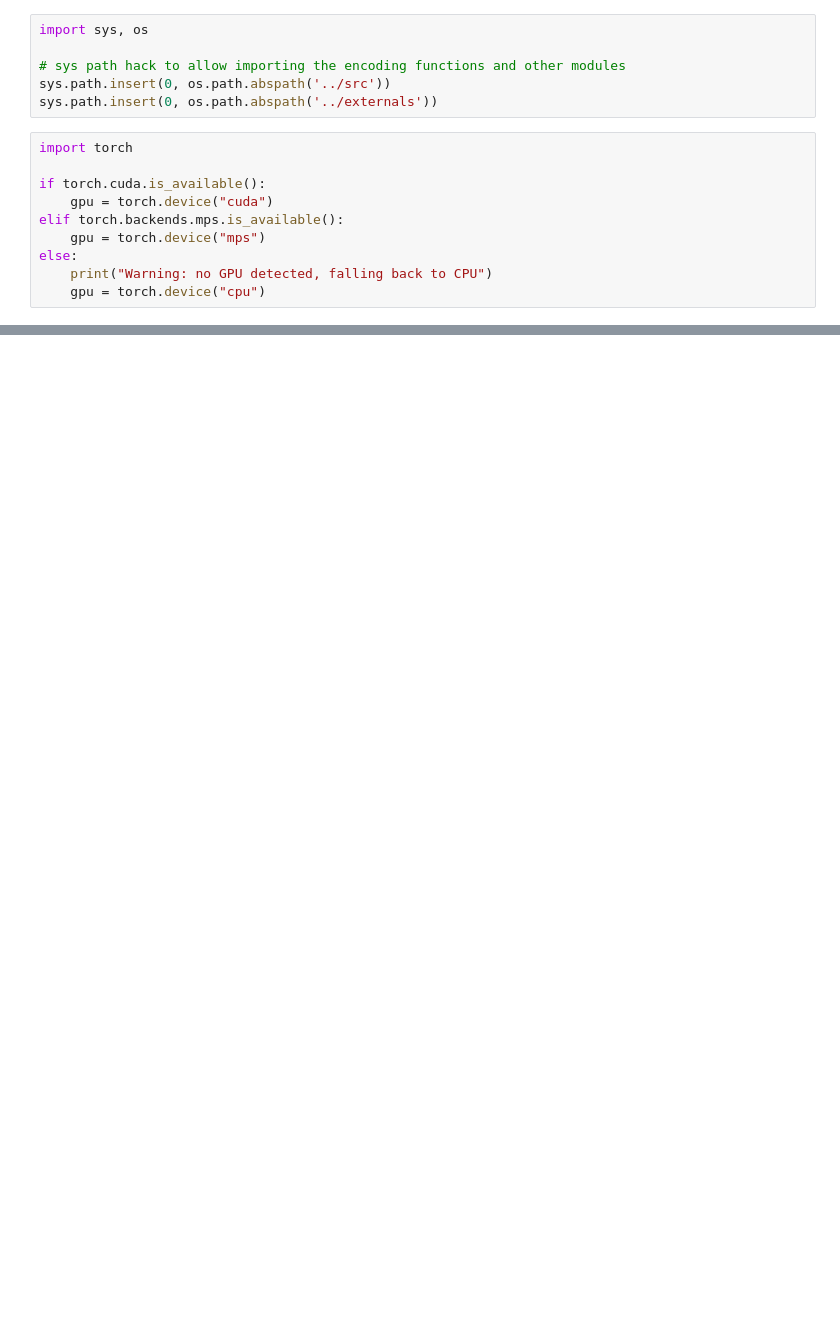
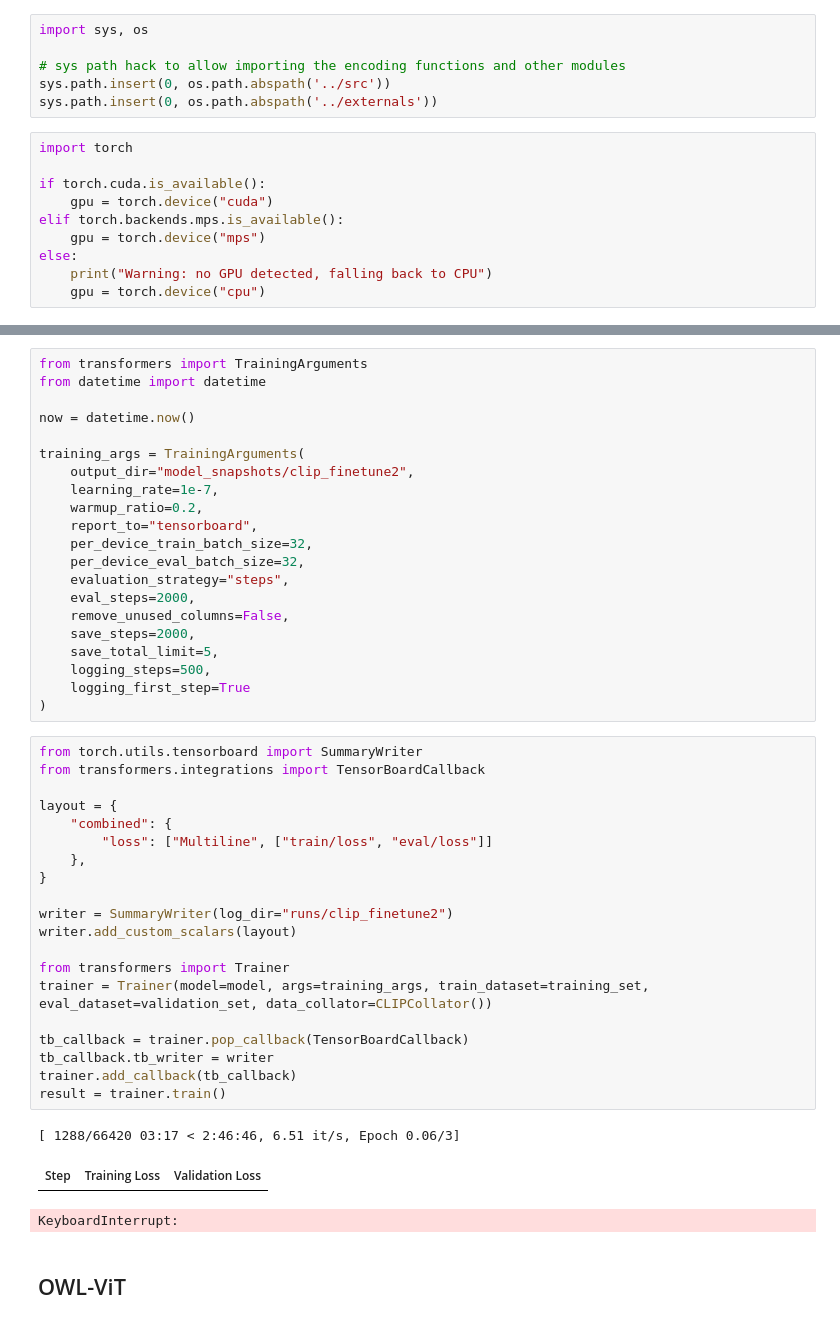
Before and after one commit to winnedatsch/tuw-master-thesis, a Jupyter notebook: notebooks/finetuning.ipynb, the cells around one changed output, grey strips where cells are left out. Saved outputs shown, nothing was run; the diff lists cells and outputs as text; blank space fills up the shorter version.

```diff
--- a/notebooks/finetuning.ipynb
+++ b/notebooks/finetuning.ipynb
@@ -178,0 +84,47 @@ LOSS train 0.22094018783420324 validation 0.4850010560362931
+# %%
+from transformers import TrainingArguments
+from datetime import datetime
+
+now = datetime.now()
+
+training_args = TrainingArguments(
+    output_dir="model_snapshots/clip_finetune2",
+    learning_rate=1e-7,
+    warmup_ratio=0.2,
+    report_to="tensorboard",
+    per_device_train_batch_size=32,
+    per_device_eval_batch_size=32,
+    evaluation_strategy="steps",
+    eval_steps=2000,
+    remove_unused_columns=False,
+    save_steps=2000,
+    save_total_limit=5,
+    logging_steps=500,
+    logging_first_step=True
+)
+# %%
+from torch.utils.tensorboard import SummaryWriter
+from transformers.integrations import TensorBoardCallback
+
+layout = {
+    "combined": {
+        "loss": ["Multiline", ["train/loss", "eval/loss"]]
+    },
+}
+
+writer = SummaryWriter(log_dir="runs/clip_finetune2")
+writer.add_custom_scalars(layout)
+
+from transformers import Trainer
+trainer = Trainer(model=model, args=training_args, train_dataset=training_set, eval_dataset=validation_set, data_collator=CLIPCollator())
+
+tb_callback = trainer.pop_callback(TensorBoardCallback)
+tb_callback.tb_writer = writer
+trainer.add_callback(tb_callback)
+result = trainer.train()
+# %% [output]
+[ 1288/66420 03:17 < 2:46:46, 6.51 it/s, Epoch 0.06/3]
+| Step | Training Loss | Validation Loss |
+KeyboardInterrupt:
+# %% [markdown]
+## OWL-ViT
```
Also changed, not shown: parts of 19 cells of this notebook, 4 other files.
